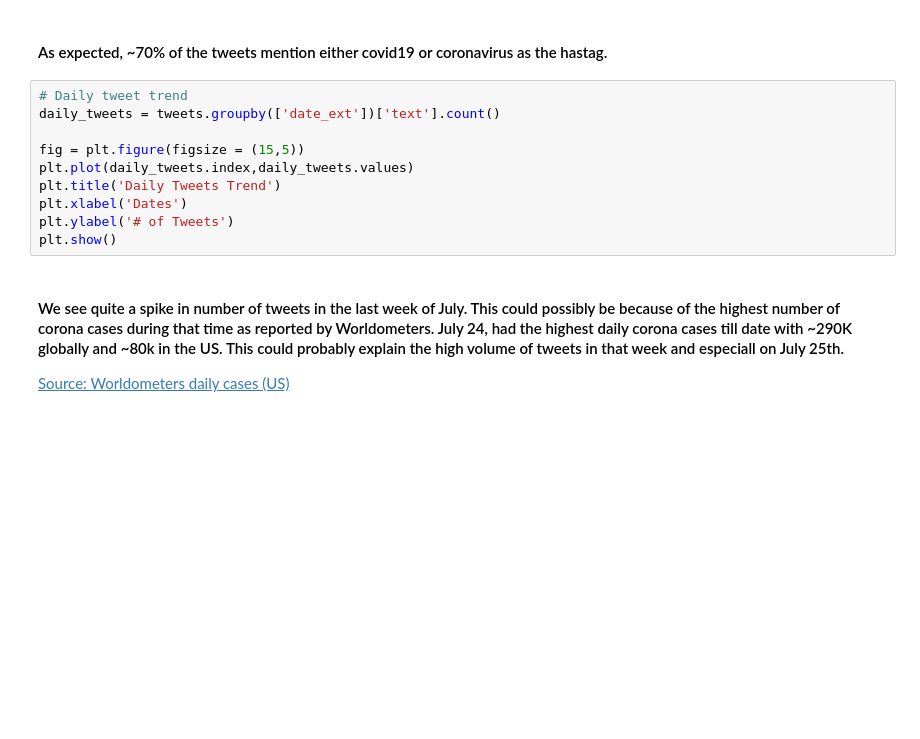
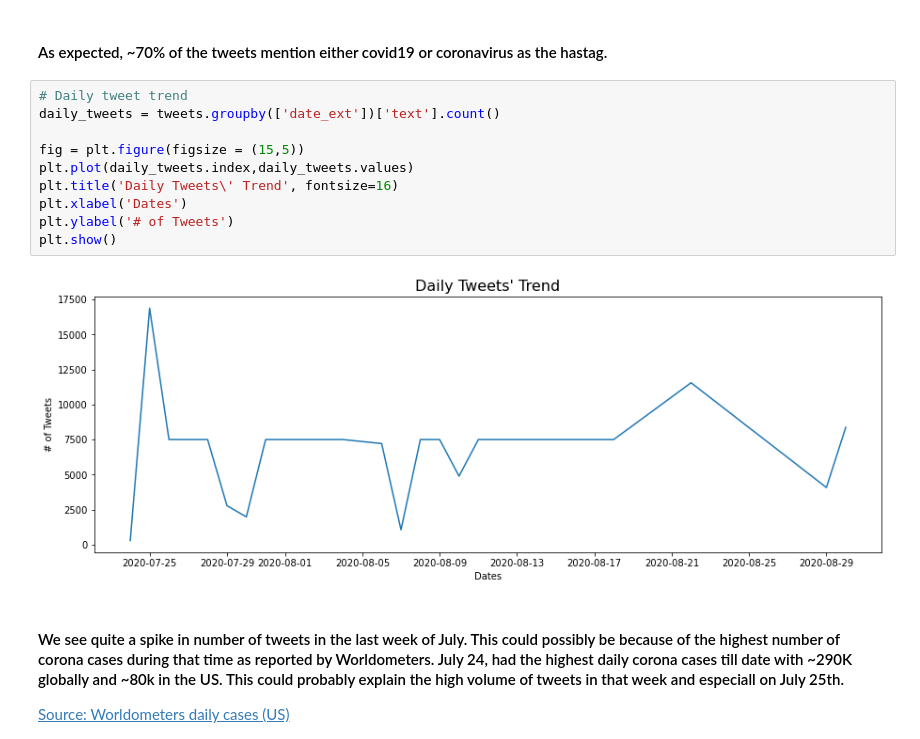
Before and after one commit to ArushiC/COVID-19-Tweets-Analysis, a Jupyter notebook: covid19-tweets-geo-and-sentiment-analysis.ipynb, the cells around one changed output. Saved outputs shown, nothing was run; the diff lists cells and outputs as text; blank space fills up the shorter version.

```diff
--- a/covid19-tweets-geo-and-sentiment-analysis.ipynb
+++ b/covid19-tweets-geo-and-sentiment-analysis.ipynb
@@ -246,13 +329,15 @@ plt.barh(top10_hashtags.index, top10_hashtags.values);
 # %%
 # Daily tweet trend
 daily_tweets = tweets.groupby(['date_ext'])['text'].count()
 
 fig = plt.figure(figsize = (15,5))
 plt.plot(daily_tweets.index,daily_tweets.values)
-plt.title('Daily Tweets Trend')
+plt.title('Daily Tweets\' Trend', fontsize=16)
 plt.xlabel('Dates')
 plt.ylabel('# of Tweets')
 plt.show()
+# %% [output]
+[figure, added]
 # %% [markdown]
 #### We see quite a spike in number of tweets in the last week of July. This could possibly be because of the highest number of corona cases during that time as reported by Worldometers. July 24, had the highest daily corona cases till date with ~290K globally and ~80k in the US. This could probably explain the high volume of tweets in that week and especiall on July 25th.
 [Source: Worldometers daily cases (US)](http://www.worldometers.info/coronavirus/country/us/)
```
Also changed, not shown: parts of 23 cells of this notebook.
